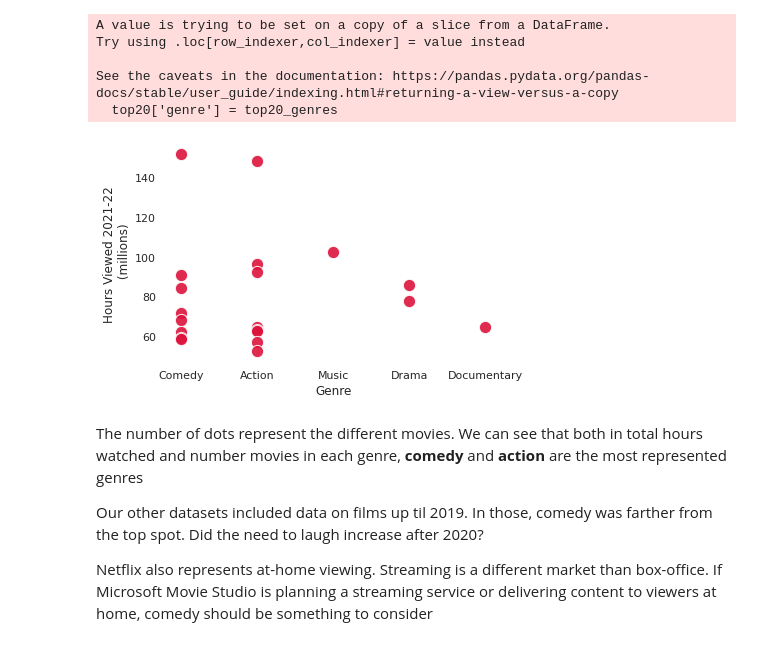
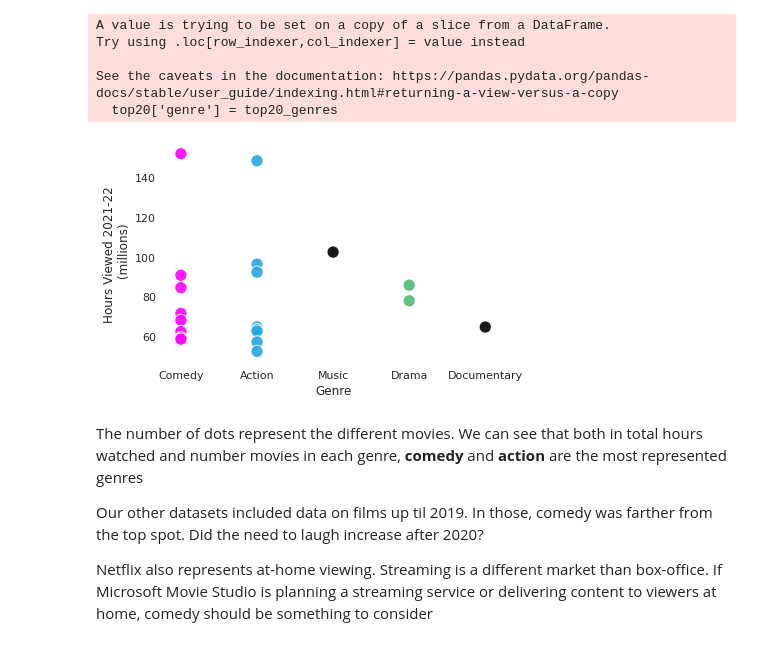
Before and after one commit to mccafj/MS-movie-studio-project, a Jupyter notebook: Notes/holly-notebook.ipynb, the cells around one changed output. Cells and saved outputs as stored; diff of their text form; code cells hidden in the pictures.

```diff
--- a/Notes/holly-notebook.ipynb
+++ b/Notes/holly-notebook.ipynb
@@ -104,18 +110,18 @@ See the caveats in the documentation: https://pandas.pydata.org/pandas-docs/stab
   top20['genre'] = top20_genres
 # %%
 
-ax = sns.scatterplot(x=top20['genre'], y=top20['weekly_hours_viewed'] / 1000000, color='crimson', legend=False, s=150, alpha=0.90)
+ax = sns.scatterplot(x=top20['genre'], y=top20['weekly_hours_viewed'] / 1000000, hue=top20['genre'], palette=['magenta', '#25a6e0', 'black', '#4fb974', 'black'], legend=False, s=150, alpha=0.90)
 # ax.bar(top20['genre'], top20['weekly_hours_viewed'], width=width, bottom=0.0, color='red', alpha=0.5)
 ax.set_ylabel('Hours Viewed 2021-22 \n (millions)')
 ax.set_xlabel('Genre')
 
 plt.gcf().axes[0].yaxis.get_major_formatter().set_scientific(False)
 sns.set(rc={'axes.facecolor':(0,0,0,0), 'figure.facecolor':(0,0,0,0)})
 
-plt.savefig('./../Data/top20_genres.png', bbox_inches='tight')
-# plt.show();
+# plt.savefig('./../Data/top20_genres.png', bbox_inches='tight');
+plt.show();
 # %% [output]
-[figure, old version]
+[figure, new version]
 # %% [markdown]
 The number of dots represent the different movies. We can see that both in total hours watched and number movies in each genre, **comedy** and **action** are the most represented genres
 
```
Also changed, not shown: parts of 4 cells of this notebook, 2 other files.
